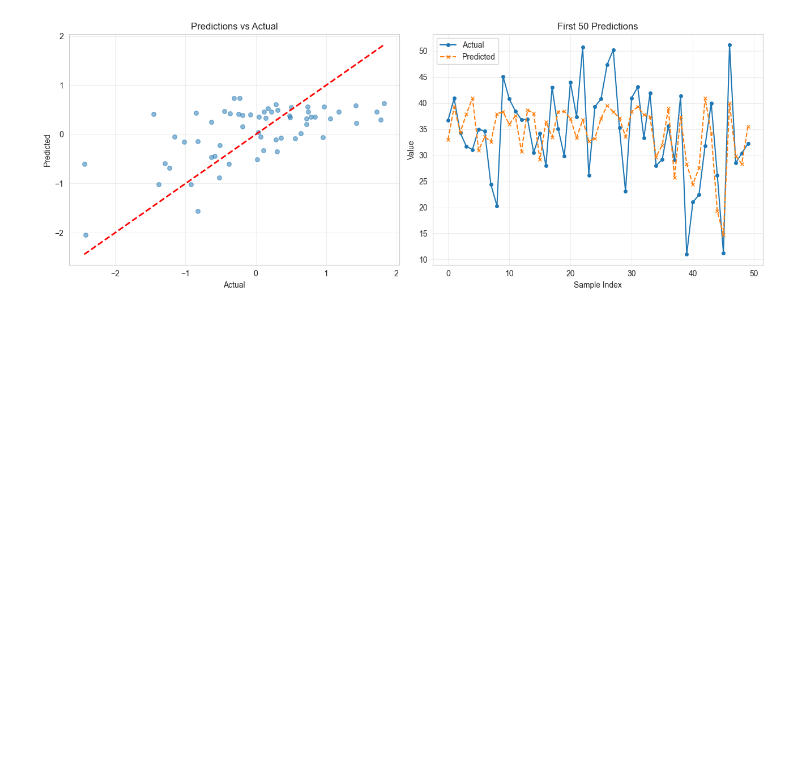
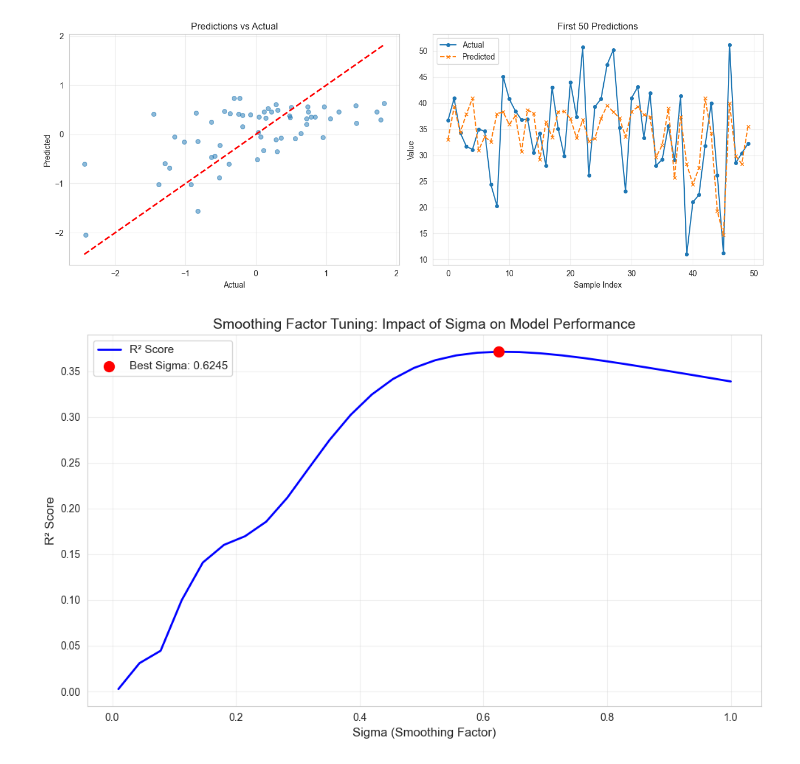
Before and after one commit to ai-tanzil811/Assignment, a Jupyter notebook: neural_networks/grnn.ipynb, the cells around one changed output. Cells and saved outputs as stored; diff of their text form; code cells hidden in the pictures; blank space fills up the shorter version.

```diff
--- a/neural_networks/grnn.ipynb
+++ b/neural_networks/grnn.ipynb
@@ -116,3 +116,26 @@ plt.tight_layout()
 plt.show()
 # %% [output]
 [figure]
+# %%
+sigmas_tested = np.linspace(0.01, 1.0, 30)
+r2_scores = []
+
+for sigma in sigmas_tested:
+    model = GRNN(sigma=sigma)
+    model.fit(X_train, y_train)
+    y_pred = model.predict(X_test)
+    r2 = r2_score(y_test, y_pred)
+    r2_scores.append(r2)
+
+plt.figure(figsize=(10, 6))
+plt.plot(sigmas_tested, r2_scores, 'b-', linewidth=2, label='R² Score')
+plt.scatter([best_sigma], [max(r2_scores)], color='red', s=100, zorder=5, label=f'Best Sigma: {best_sigma:.4f}')
+plt.xlabel('Sigma (Smoothing Factor)', fontsize=12)
+plt.ylabel('R² Score', fontsize=12)
+plt.title('Smoothing Factor Tuning: Impact of Sigma on Model Performance', fontsize=14)
+plt.grid(alpha=0.3)
+plt.legend(fontsize=11)
+plt.tight_layout()
+plt.show()
+# %% [output]
+[figure, added]
```
Also changed, not shown: 15 other files.
